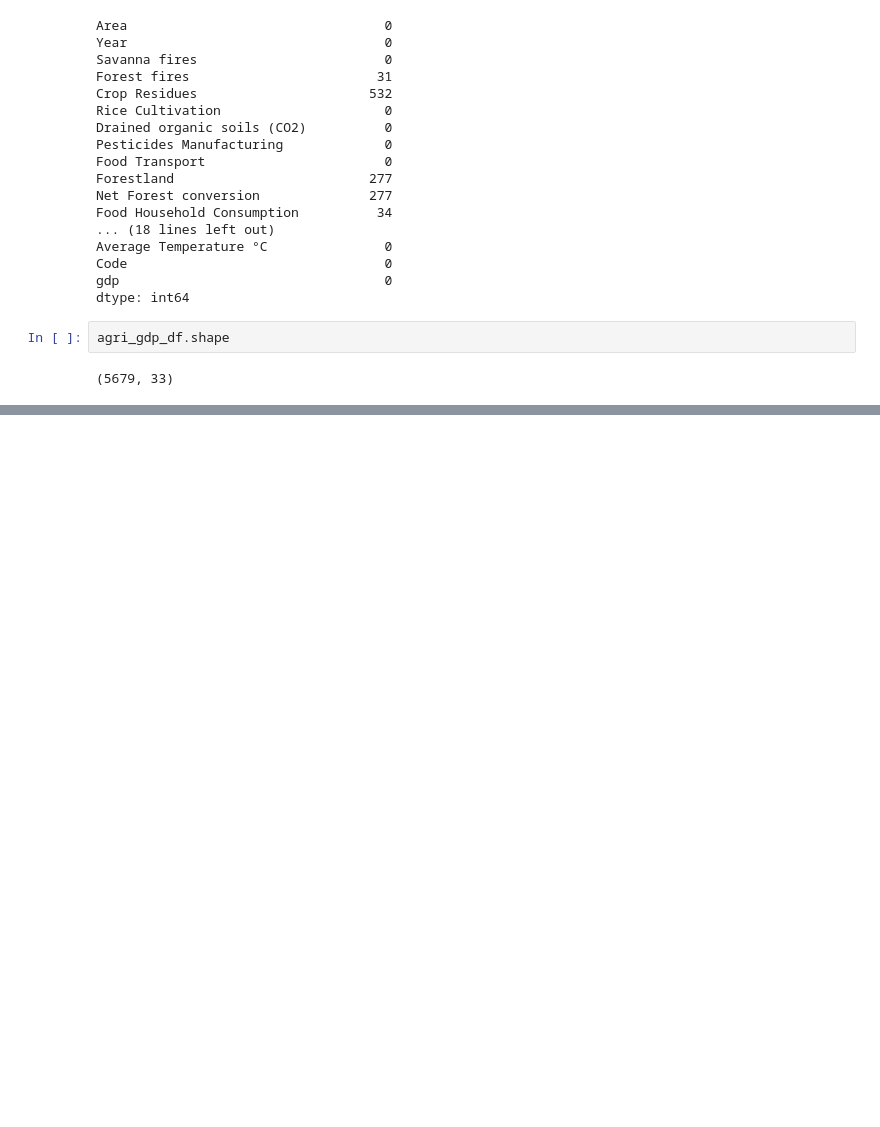
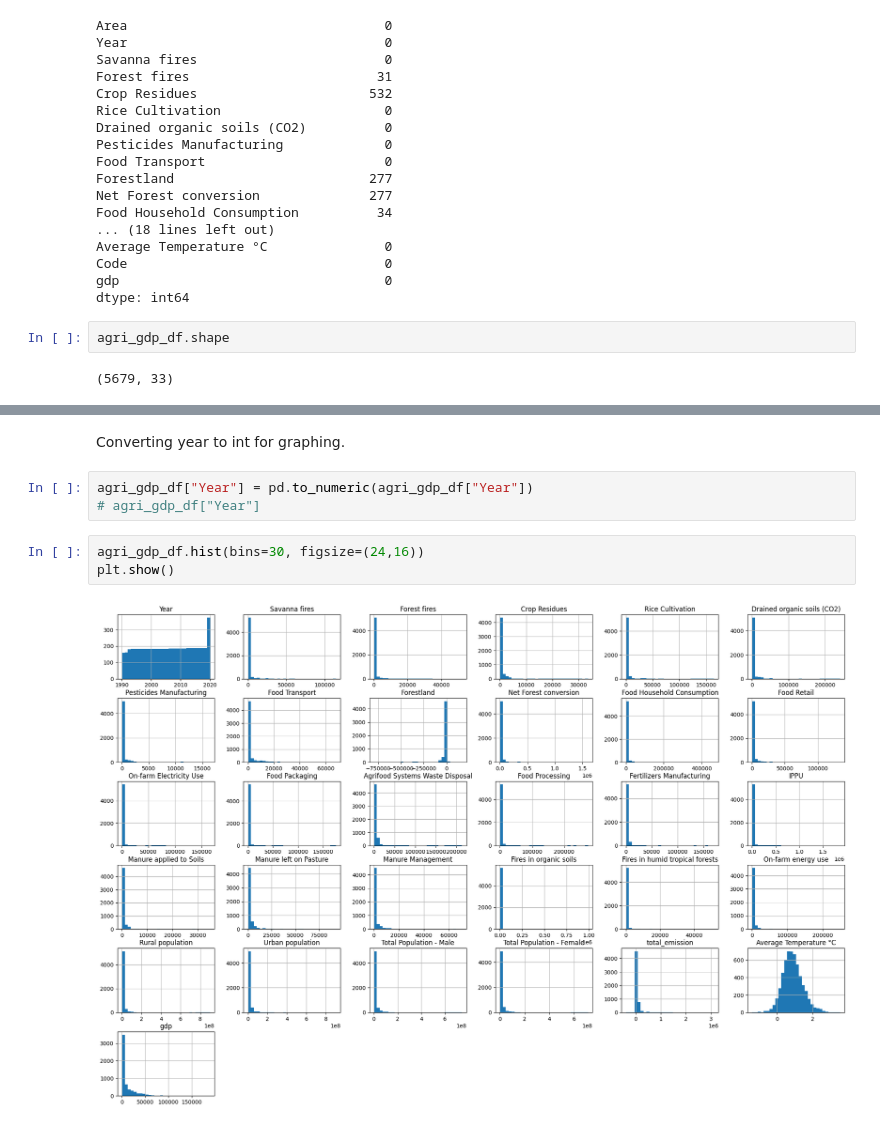
Before and after one commit to JuliaPPfeiffer/DS3001-Project, a Jupyter notebook: EDA.ipynb, the cells around one changed output, grey strips where cells are left out. Saved outputs shown, nothing was run; the diff lists cells and outputs as text; blank space fills up the shorter version.

```diff
--- a/EDA.ipynb
+++ b/EDA.ipynb
@@ -381,0 +404,10 @@ agri_gdp_df.shape
+# %% [markdown]
+Converting year to int for graphing.
+# %%
+agri_gdp_df["Year"] = pd.to_numeric(agri_gdp_df["Year"])
+# agri_gdp_df["Year"]
+# %%
+agri_gdp_df.hist(bins=30, figsize=(24,16))
+plt.show()
+# %% [output]
+[figure, added]
```
Also changed, not shown: parts of 14 cells of this notebook.
